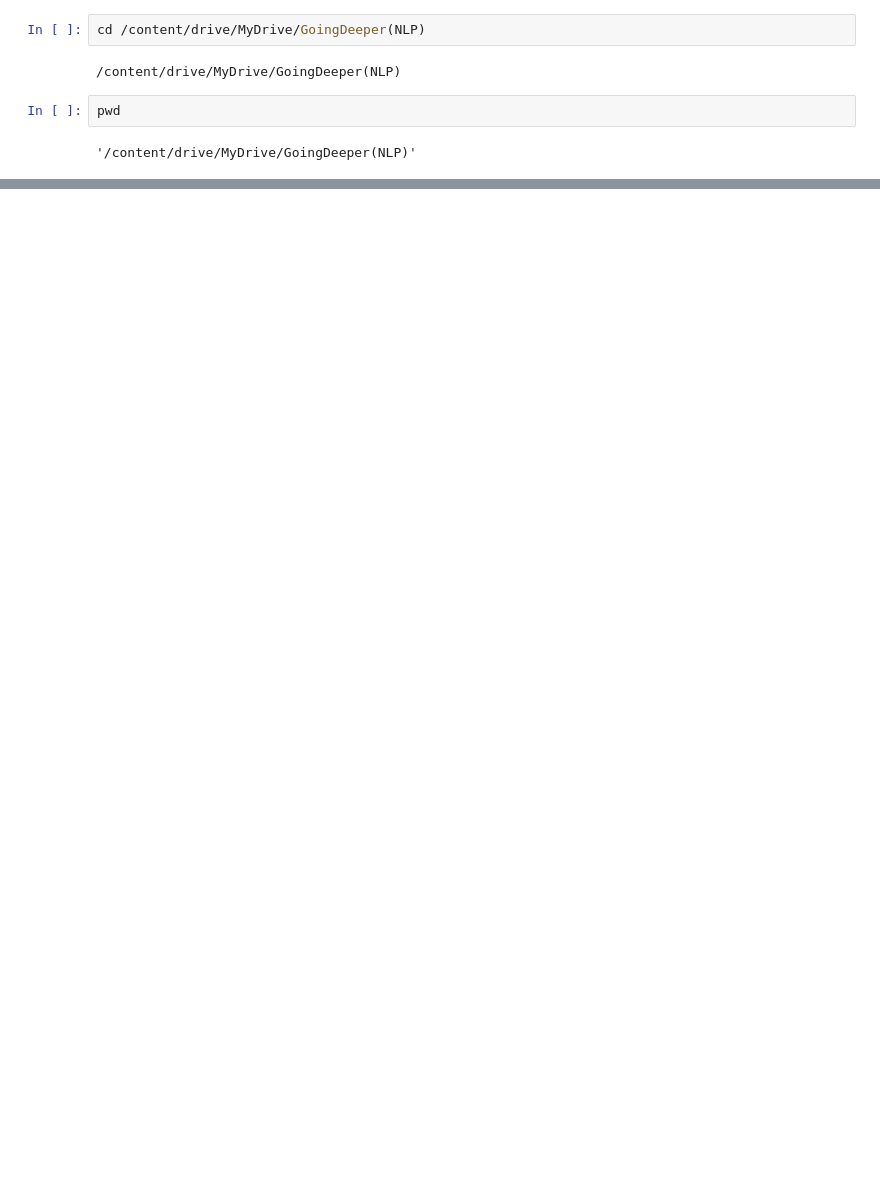
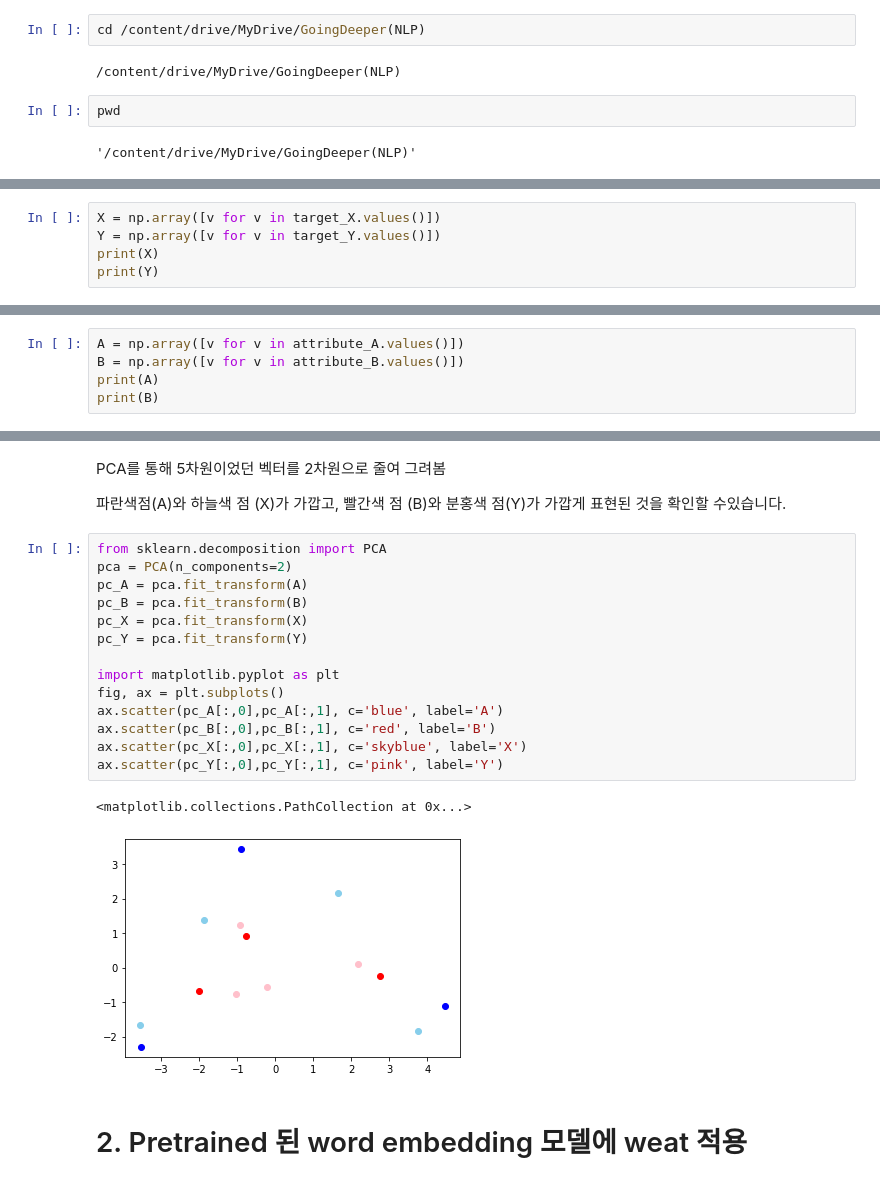
Before and after one commit to Nega0619/Aiffel_Submitted_Exploration_nodes, a Jupyter notebook: Going_Deeper(NLP)_06_Investigate_the_biases_in_the_embedding.ipynb, the cells around one changed output, grey strips where cells are left out. Cells and saved outputs as stored; diff of their text form; blank space fills up the shorter version.

```diff
--- a/Going_Deeper(NLP)_06_Investigate_the_biases_in_the_embedding.ipynb
+++ b/Going_Deeper(NLP)_06_Investigate_the_biases_in_the_embedding.ipynb
@@ -15,0 +100,5 @@ pwd
+# %%
+X = np.array([v for v in target_X.values()])
+Y = np.array([v for v in target_Y.values()])
+print(X)
+print(Y)
@@ -15,0 +114,5 @@ pwd
+# %%
+A = np.array([v for v in attribute_A.values()])
+B = np.array([v for v in attribute_B.values()])
+print(A)
+print(B)
@@ -15,0 +188,23 @@ pwd
+# %% [markdown]
+PCA를 통해 5차원이었던 벡터를 2차원으로 줄여 그려봄
+
+파란색점(A)와 하늘색 점 (X)가 가깝고, 빨간색 점 (B)와 분홍색 점(Y)가 가깝게 표현된 것을 확인할 수있습니다.
+# %%
+from sklearn.decomposition import PCA
+pca = PCA(n_components=2)
+pc_A = pca.fit_transform(A)
+pc_B = pca.fit_transform(B)
+pc_X = pca.fit_transform(X)
+pc_Y = pca.fit_transform(Y)
+
+import matplotlib.pyplot as plt
+fig, ax = plt.subplots()
+ax.scatter(pc_A[:,0],pc_A[:,1], c='blue', label='A')
+ax.scatter(pc_B[:,0],pc_B[:,1], c='red', label='B')
+ax.scatter(pc_X[:,0],pc_X[:,1], c='skyblue', label='X')
+ax.scatter(pc_Y[:,0],pc_Y[:,1], c='pink', label='Y')
+# %% [output]
+<matplotlib.collections.PathCollection at 0x...>
+[figure, added]
+# %% [markdown]
+# 2. Pretrained 된 word embedding 모델에 weat 적용
```
Also changed, not shown: parts of 76 cells of this notebook.
